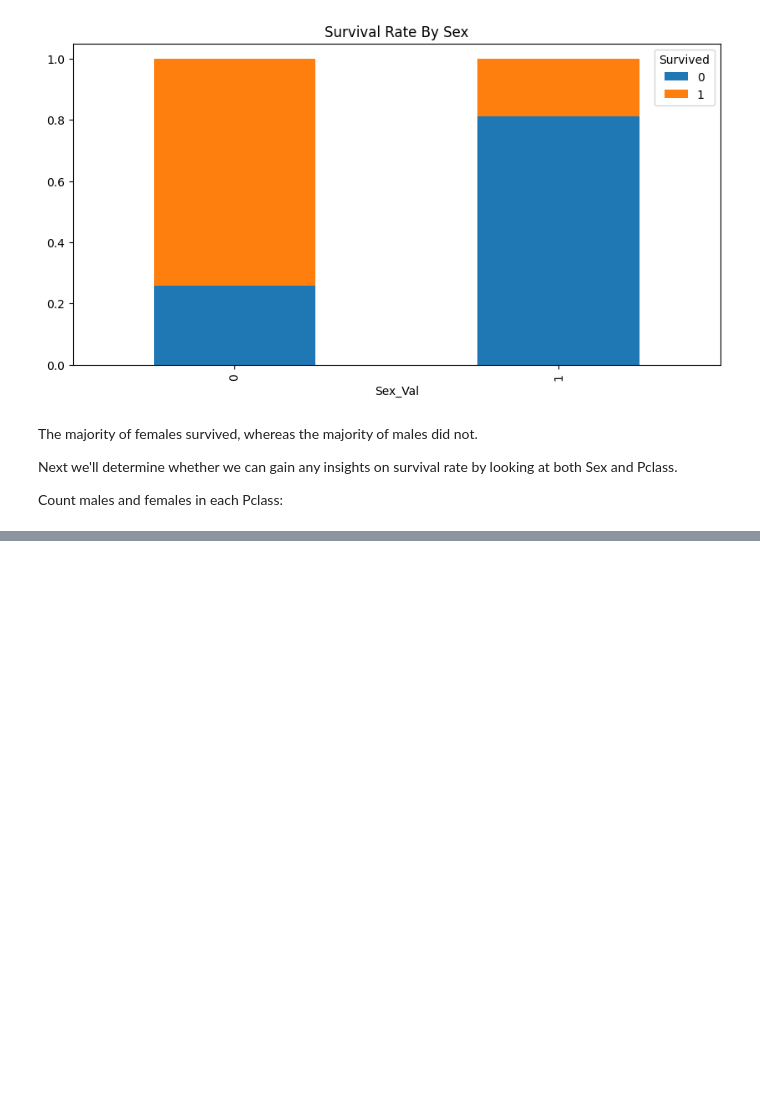
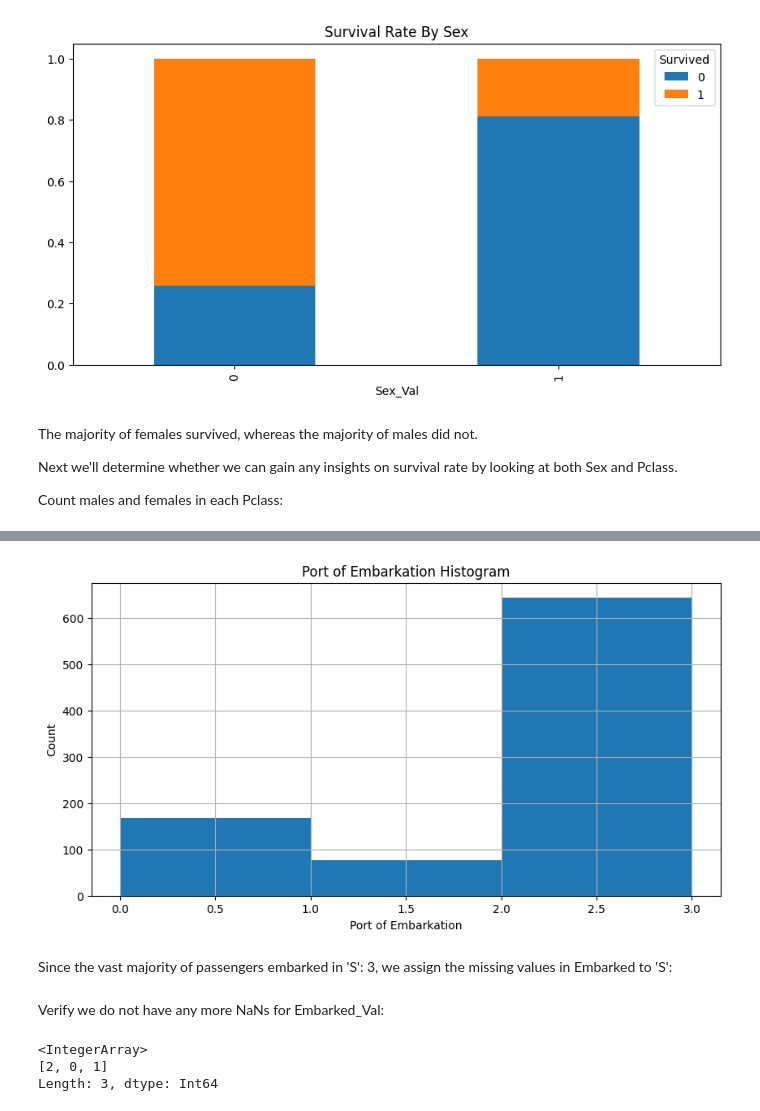
Before and after one commit to Brayanbrayan/Titanic, a Jupyter notebook: titanic.ipynb, the cells around one changed output, grey strips where cells are left out. Saved outputs shown, nothing was run; the diff lists cells and outputs as text; code cells hidden in the pictures; blank space fills up the shorter version.

Commit message:
Worked with the embarked feature filled null values and converted them from string to integer

```diff
--- a/titanic.ipynb
+++ b/titanic.ipynb
@@ -266,0 +315,4 @@ Count males and females in each Pclass:
+# %%
+embarked_locs = sorted(df_train['Embarked'].dropna().unique())
+embarked_locs_mappings = dict(zip(embarked_locs, range(0, len(embarked_locs))))
+embarked_locs_mappings
@@ -266,0 +323,3 @@ Count males and females in each Pclass:
+# %%
+df_train['Embarked_Val'] = df_train['Embarked'].map(embarked_locs_mappings).astype('Int64')
+df_train.tail()
@@ -266,0 +333,10 @@ Count males and females in each Pclass:
+# %%
+df_train['Embarked_Val'].hist(bins=len(embarked_locs), range=(0, 3))
+plt.title('Port of Embarkation Histogram')
+plt.xlabel('Port of Embarkation')
+plt.ylabel('Count')
+plt.show()
+# %% [output]
+[figure, added]
+# %% [markdown]
+Since the vast majority of passengers embarked in 'S': 3, we assign the missing values in Embarked to 'S':
@@ -266,0 +346,8 @@ Count males and females in each Pclass:
+# %% [markdown]
+Verify we do not have any more NaNs for Embarked_Val:
+# %%
+df_train['Embarked_Val'].unique()
+# %% [output]
+<IntegerArray>
+[2, 0, 1]
+Length: 3, dtype: Int64
```
Also changed, not shown: parts of 14 cells of this notebook.
